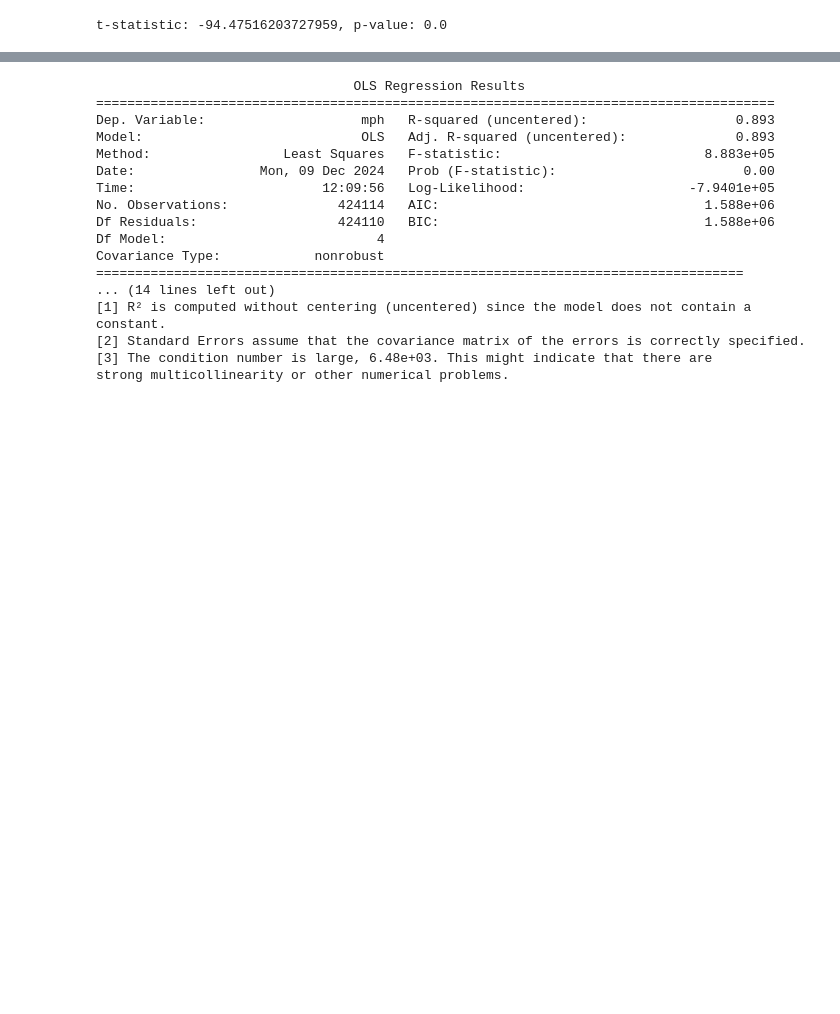
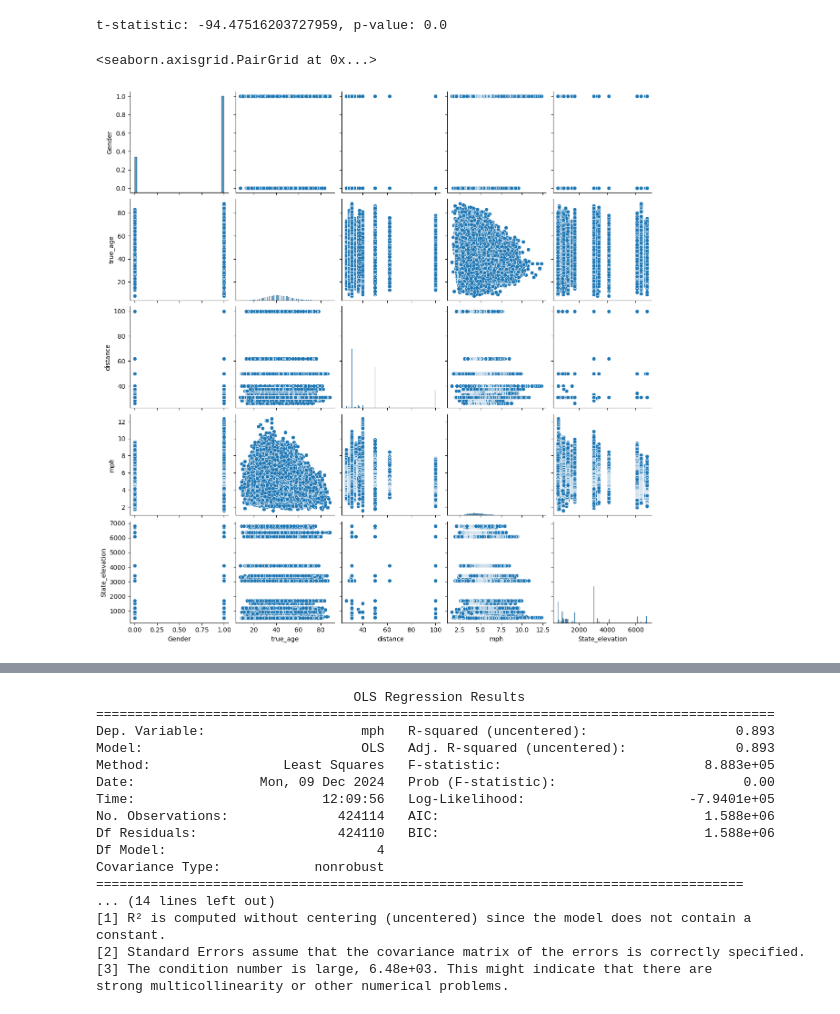
Before and after one commit to jdwelch88/Running_captstone, a Jupyter notebook: Notebooks/all_100_running_hypothesis.ipynb, the cells around one changed output, grey strips where cells are left out. Drawn from its saved outputs; the diff is of its cells as text; code cells hidden in the pictures; blank space fills up the shorter version.

Commit message:
added pairplot to notebook

```diff
--- a/Notebooks/all_100_running_hypothesis.ipynb
+++ b/Notebooks/all_100_running_hypothesis.ipynb
@@ -47,6 +47,13 @@ t_stat, p_value = ttest_ind(females, males, equal_var=False)
 print(f't-statistic: {t_stat}, p-value: {p_value}')
 # %% [output]
 t-statistic: -94.47516203727959, p-value: 0.0
+# %%
+featured_data = all_um_data[['Gender', 'true_age', 'distance','mph', 'State_elevation']]
+# %%
+sns.pairplot(featured_data)
+# %% [output]
+<seaborn.axisgrid.PairGrid at 0x...>
+[figure, added]
 # %%
 all_um_data.head()
 # %% [output]
```
